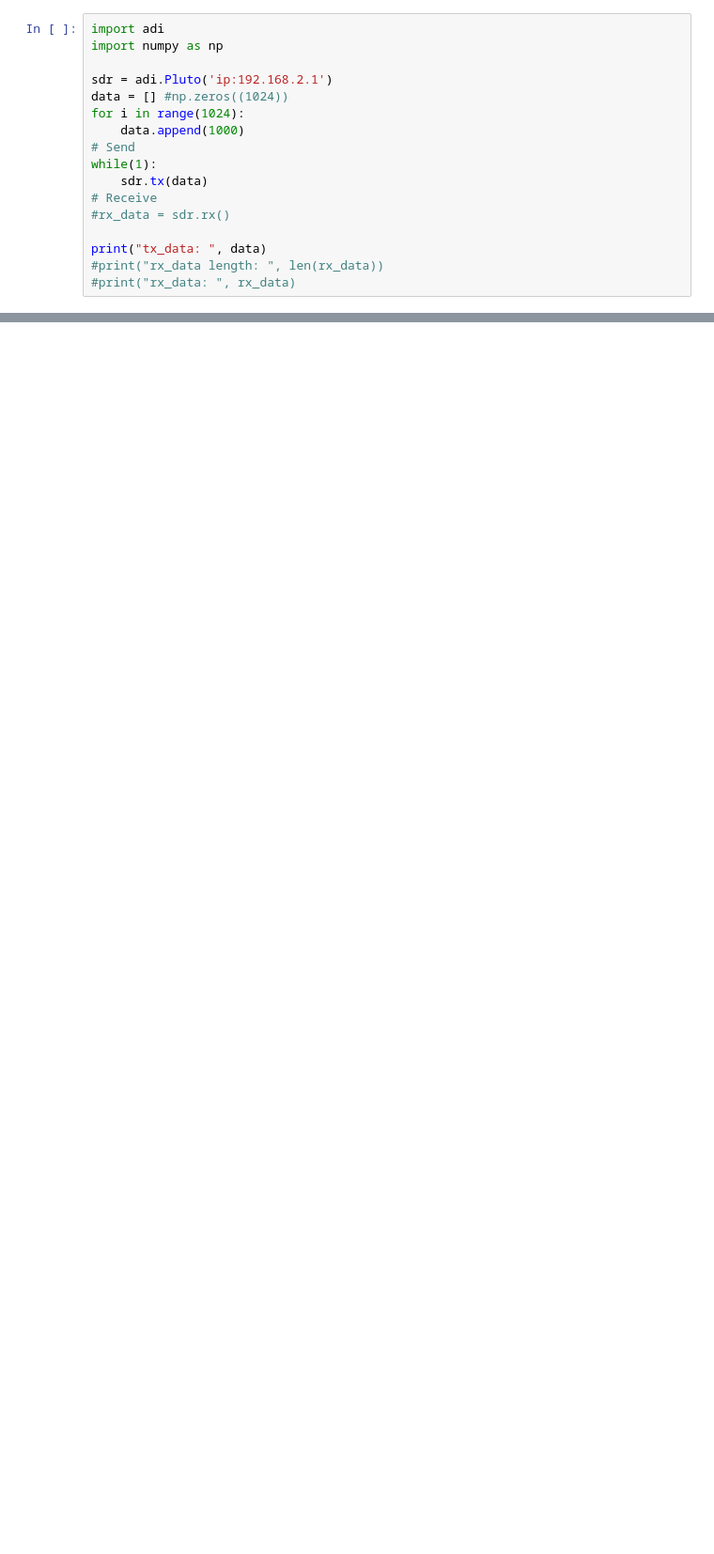
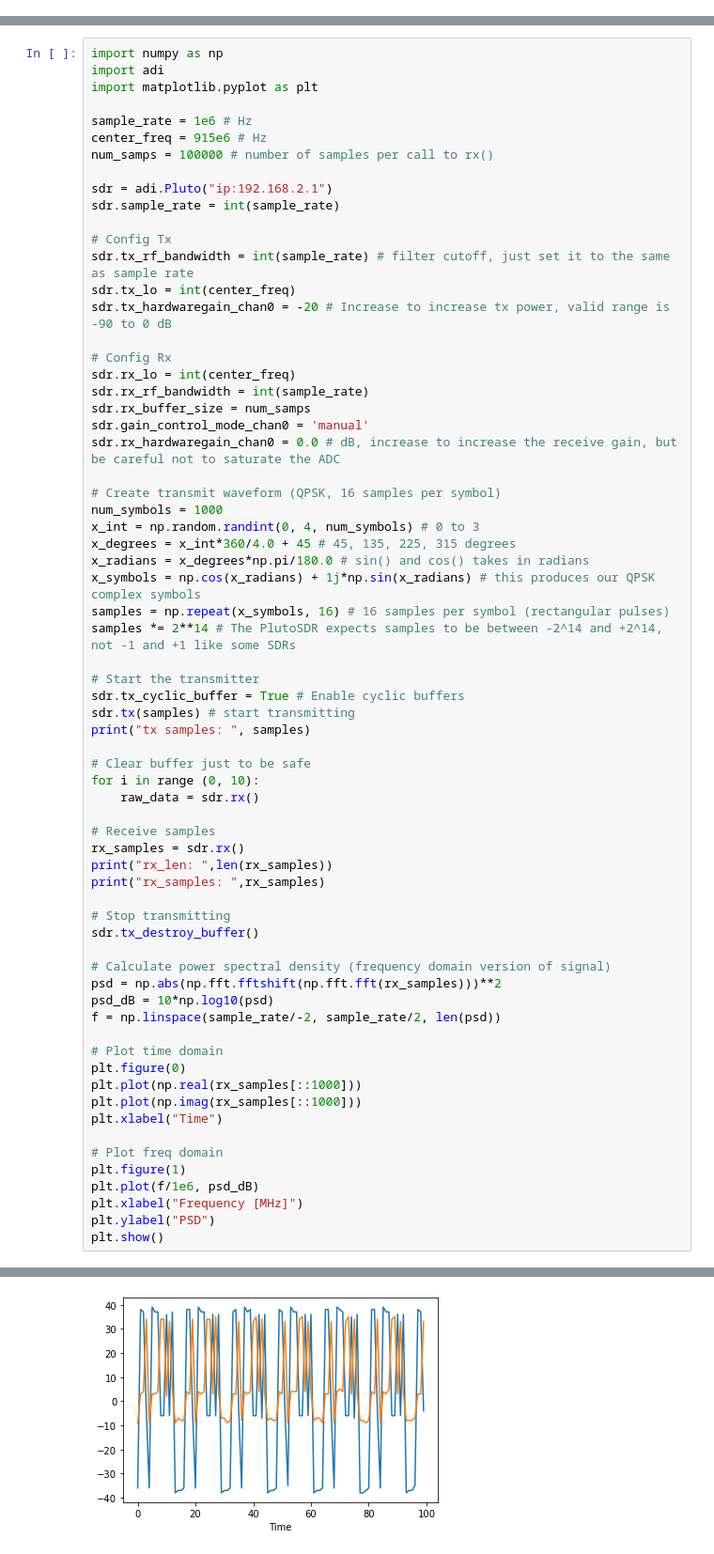
Before and after one commit to fzybot/pluto_sdr_lessons, a Jupyter notebook: PlutoSDR_00_first_program.ipynb, the cells around one changed output, grey strips where cells are left out. Shown: that part at 94% size. Saved outputs shown, nothing was run; the diff lists cells and outputs as text; blank space fills up the shorter version.

```diff
--- a/PlutoSDR_00_first_program.ipynb
+++ b/PlutoSDR_00_first_program.ipynb
@@ -107,20 +88,3 @@ plt.show()
 # %% [output]
 [interactive output not drawn]
 [interactive output not drawn]
-# %%
-import adi
-import numpy as np
-
-sdr = adi.Pluto('ip:192.168.2.1')
-data = [] #np.zeros((1024))
-for i in range(1024):
-    data.append(1000)
-# Send
-while(1):
-    sdr.tx(data)
-# Receive
-#rx_data = sdr.rx()
-
-print("tx_data: ", data)
-#print("rx_data length: ", len(rx_data))
-#print("rx_data: ", rx_data)
@@ -128,0 +91,68 @@ KeyboardInterrupt:
+# %%
+import numpy as np
+import adi
+import matplotlib.pyplot as plt
+
+sample_rate = 1e6 # Hz
+center_freq = 915e6 # Hz
+num_samps = 100000 # number of samples per call to rx()
+
+sdr = adi.Pluto("ip:192.168.2.1")
+sdr.sample_rate = int(sample_rate)
+
+# Config Tx
+sdr.tx_rf_bandwidth = int(sample_rate) # filter cutoff, just set it to the same as sample rate
+sdr.tx_lo = int(center_freq)
+sdr.tx_hardwaregain_chan0 = -20 # Increase to increase tx power, valid range is -90 to 0 dB
+
+# Config Rx
+sdr.rx_lo = int(center_freq)
+sdr.rx_rf_bandwidth = int(sample_rate)
+sdr.rx_buffer_size = num_samps
+sdr.gain_control_mode_chan0 = 'manual'
+sdr.rx_hardwaregain_chan0 = 0.0 # dB, increase to increase the receive gain, but be careful not to saturate the ADC
+
+# Create transmit waveform (QPSK, 16 samples per symbol)
+num_symbols = 1000
+x_int = np.random.randint(0, 4, num_symbols) # 0 to 3
+x_degrees = x_int*360/4.0 + 45 # 45, 135, 225, 315 degrees
+x_radians = x_degrees*np.pi/180.0 # sin() and cos() takes in radians
+x_symbols = np.cos(x_radians) + 1j*np.sin(x_radians) # this produces our QPSK complex symbols
+samples = np.repeat(x_symbols, 16) # 16 samples per symbol (rectangular pulses)
+samples *= 2**14 # The PlutoSDR expects samples to be between -2^14 and +2^14, not -1 and +1 like some SDRs
+
+# Start the transmitter
+sdr.tx_cyclic_buffer = True # Enable cyclic buffers
+sdr.tx(samples) # start transmitting
+print("tx samples: ", samples)
+
+# Clear buffer just to be safe
+for i in range (0, 10):
+    raw_data = sdr.rx()
+
+# Receive samples
+rx_samples = sdr.rx()
+print("rx_len: ",len(rx_samples))
+print("rx_samples: ",rx_samples)
+
+# Stop transmitting
+sdr.tx_destroy_buffer()
+
+# Calculate power spectral density (frequency domain version of signal)
+psd = np.abs(np.fft.fftshift(np.fft.fft(rx_samples)))**2
+psd_dB = 10*np.log10(psd)
+f = np.linspace(sample_rate/-2, sample_rate/2, len(psd))
+
+# Plot time domain
+plt.figure(0)
+plt.plot(np.real(rx_samples[::1000]))
+plt.plot(np.imag(rx_samples[::1000]))
+plt.xlabel("Time")
+
+# Plot freq domain
+plt.figure(1)
+plt.plot(f/1e6, psd_dB)
+plt.xlabel("Frequency [MHz]")
+plt.ylabel("PSD")
+plt.show()
+# %% [output]
@@ -128,0 +164 @@ KeyboardInterrupt:
+[figure, added]
```
Also changed, not shown: parts of 6 cells of this notebook, 1 other file.
